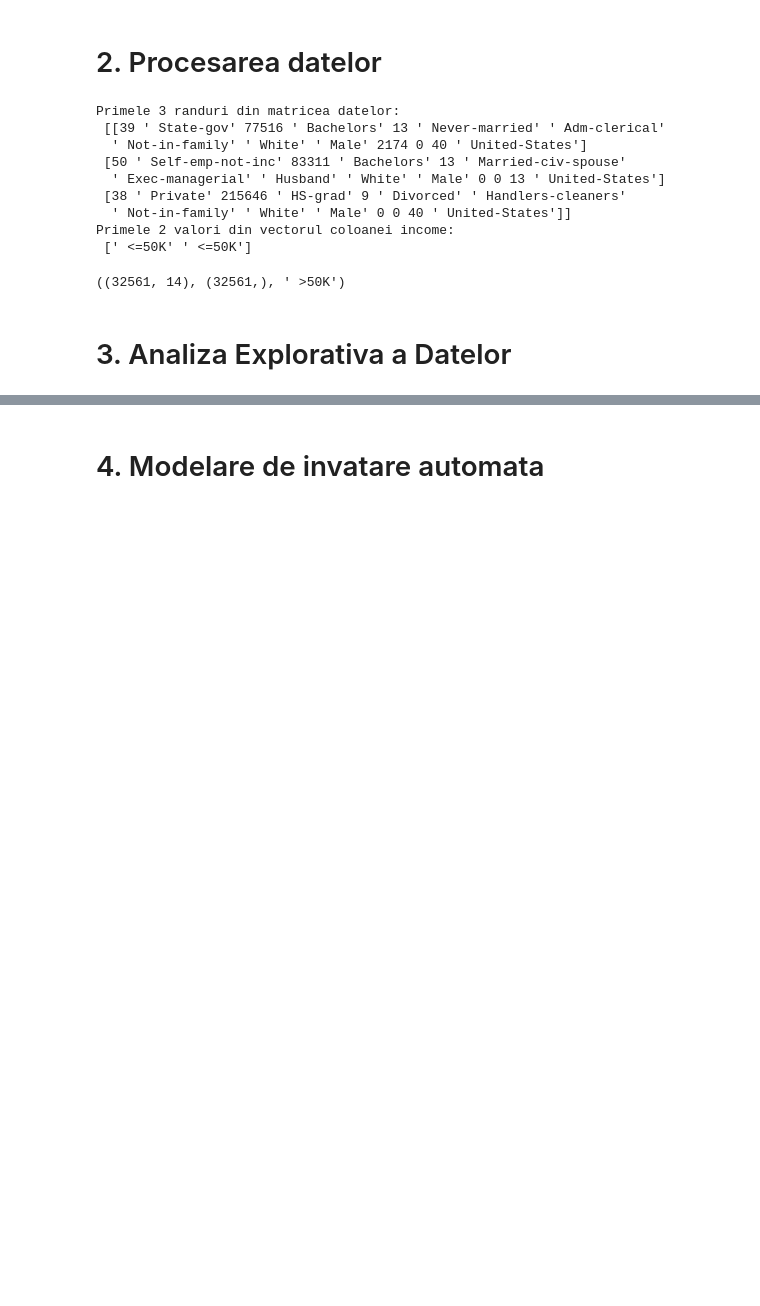
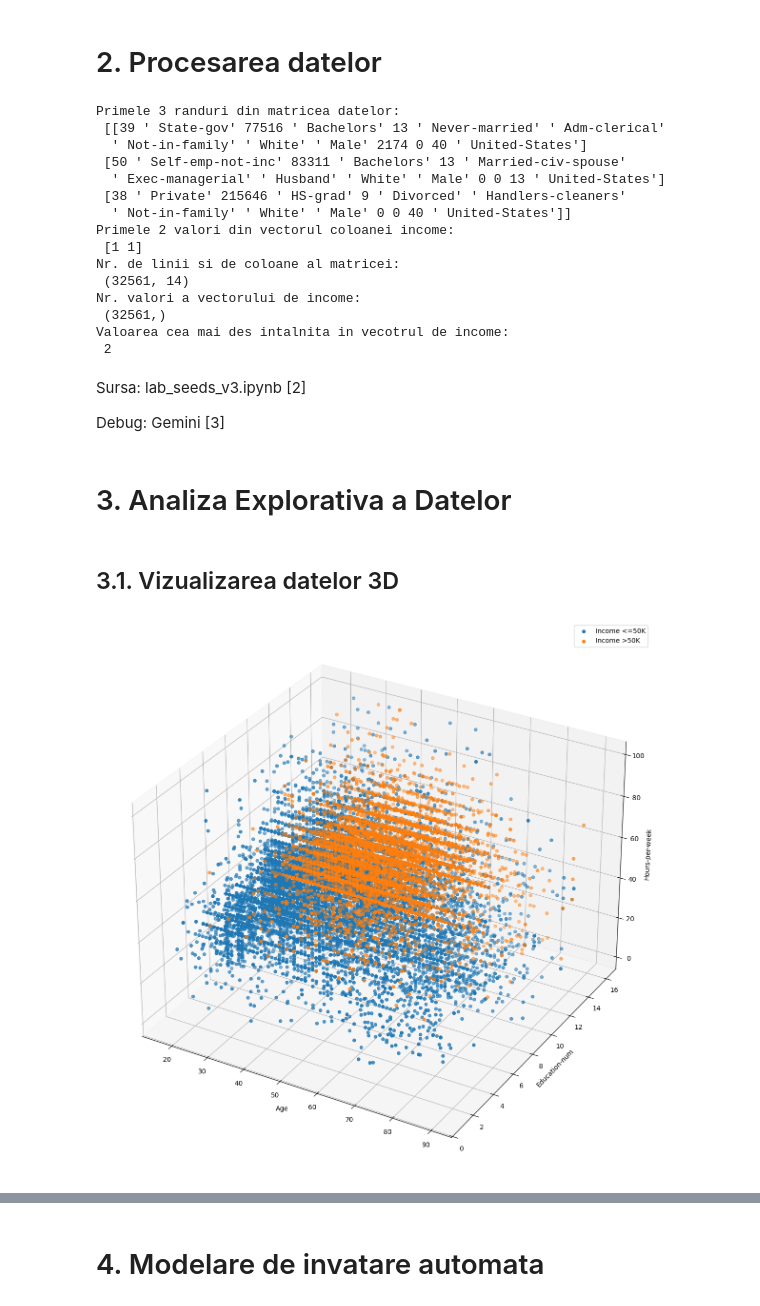
Before and after one commit to alex-olar-2/tehinva-project, a Jupyter notebook: olar_alex_tema_b_income_classification.ipynb, the cells around one changed output, grey strips where cells are left out. Cells and saved outputs as stored; diff of their text form; code cells hidden in the pictures; blank space fills up the shorter version.

```diff
--- a/olar_alex_tema_b_income_classification.ipynb
+++ b/olar_alex_tema_b_income_classification.ipynb
@@ -47,7 +75,7 @@ data_frame_without_income = data_frame.drop(columns='income')
 
 matrix_data_frame_without_income = data_frame_without_income.to_numpy()
 
-income_feature = data_frame['income']
+income_feature = data_frame['income'].str.strip().map({'<=50K': 1, '>50K': 2})
 
 income_feature_vector = income_feature.to_numpy()
 
@@ -59,7 +87,11 @@ print("Primele 3 randuri din matricea datelor: \n", matrix_data_frame_without_in
 
 print("Primele 2 valori din vectorul coloanei income: \n", income_feature_vector[:2])
 
-matrix_data_frame_without_income.shape, income_feature_vector.shape, max_income_feature_vector
+print("Nr. de linii si de coloane al matricei: \n", matrix_data_frame_without_income.shape)
+
+print("Nr. valori a vectorului de income: \n", income_feature_vector.shape)
+
+print("Valoarea cea mai des intalnita in vecotrul de income: \n", max_income_feature_vector)
 # %% [output]
 Primele 3 randuri din matricea datelor:
  [[39 ' State-gov' 77516 ' Bachelors' 13 ' Never-married' ' Adm-clerical'
@@ -69,7 +101,43 @@ Primele 3 randuri din matricea datelor:
  [38 ' Private' 215646 ' HS-grad' 9 ' Divorced' ' Handlers-cleaners'
   ' Not-in-family' ' White' ' Male' 0 0 40 ' United-States']]
 Primele 2 valori din vectorul coloanei income:
- [' <=50K' ' <=50K']
+ [1 1]
+Nr. de linii si de coloane al matricei:
+ (32561, 14)
+Nr. valori a vectorului de income:
+ (32561,)
+Valoarea cea mai des intalnita in vecotrul de income:
+ 2
-((32561, 14), (32561,), ' >50K')
+# %% [markdown]
+Sursa: lab_seeds_v3.ipynb [2]
+
+Debug: Gemini [3]
 # %% [markdown]
 # 3. Analiza Explorativa a Datelor
+# %% [markdown]
+## 3.1. Vizualizarea datelor 3D
+# %%
+import matplotlib.pyplot as plt
+
+colours = ('r', 'g', 'b', 'c', 'm', 'y', 'k', 'w', 'orange', 'purple')
+
+fig = plt.figure(figsize=(15, 15))
+
+add_subplot = fig.add_subplot(111, projection='3d')
+
+for iclass in range(1, min(max_income_feature_vector + 1, len(colours))):
+    add_subplot.scatter(
+        matrix_data_frame_without_income[income_feature_vector == iclass, 0].astype(float),
+        matrix_data_frame_without_income[income_feature_vector == iclass, 4].astype(float),
+        matrix_data_frame_without_income[income_feature_vector == iclass, 12].astype(float),
+        label=f'Income {"<=50K" if iclass == 1 else ">50K"}'
+    )
+
+add_subplot.set_xlabel('Age')
+add_subplot.set_ylabel('Education-num')
+add_subplot.set_zlabel('Hours-per-week')
+add_subplot.legend()
+
+plt.show()
+# %% [output]
+[figure, added]
```
Also changed, not shown: parts of 10 cells of this notebook.
